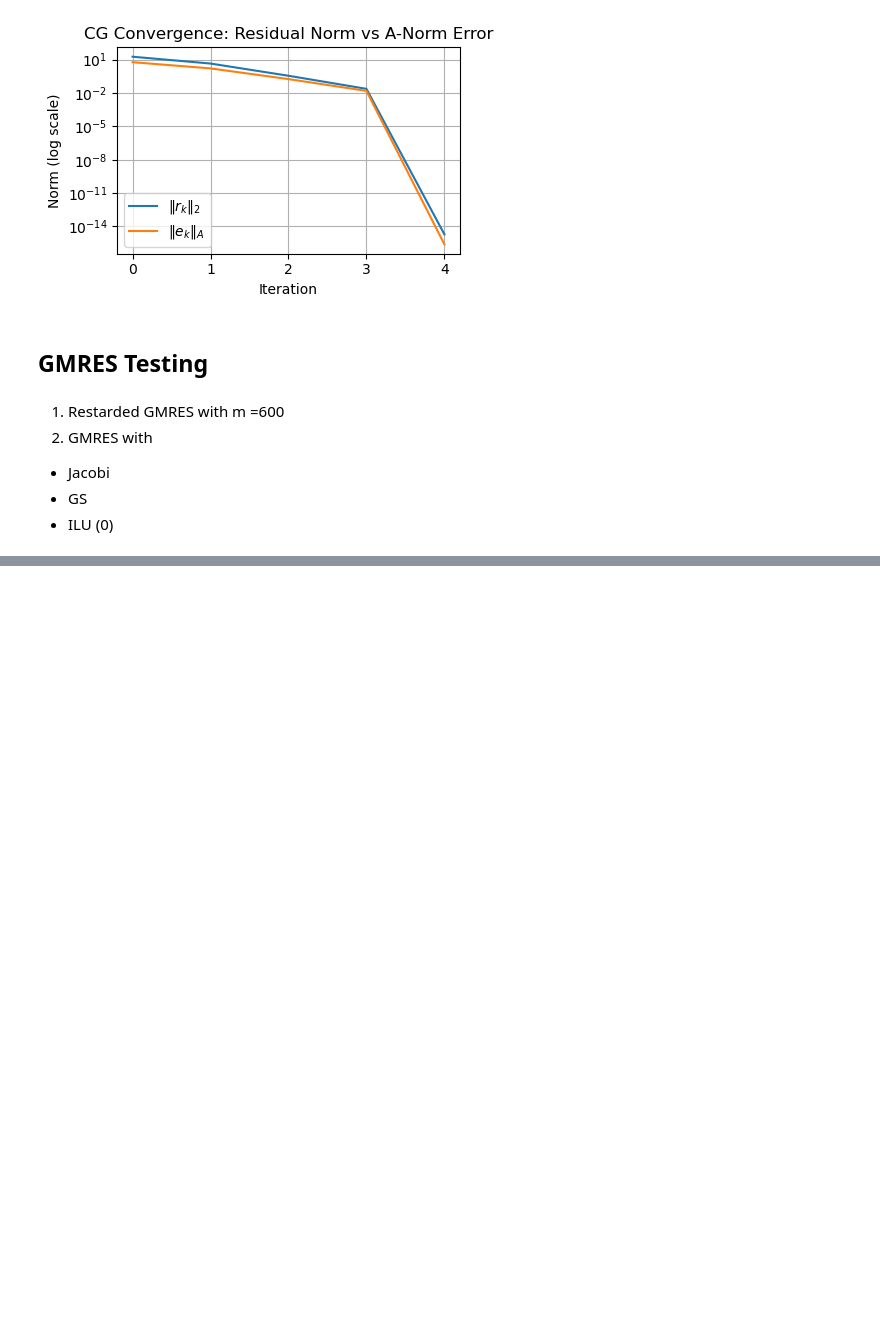
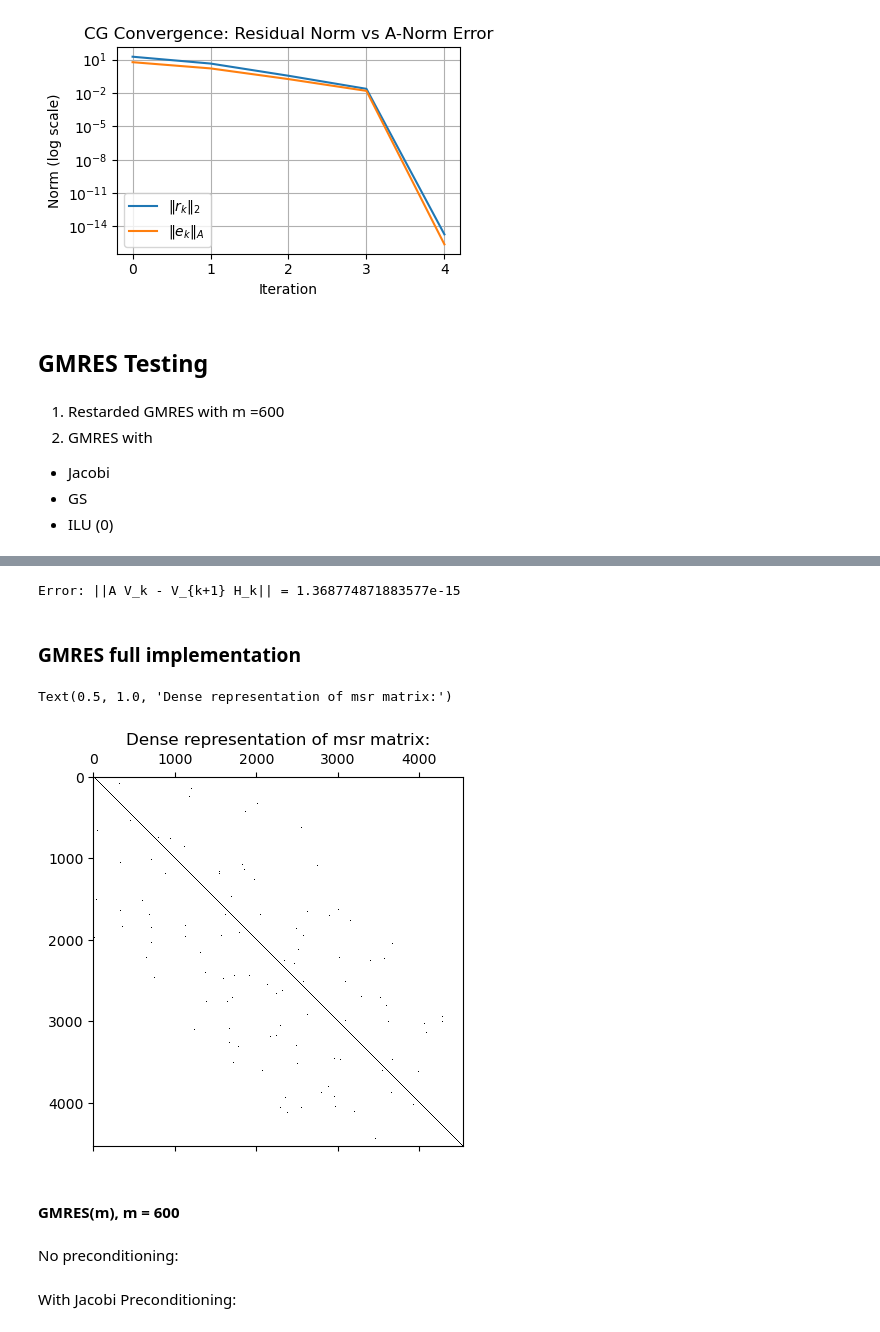
Before and after one commit to Lezgo11/FIShy, a Jupyter notebook: test_msr.ipynb, the cells around one changed output, grey strips where cells are left out. Saved outputs shown, nothing was run; the diff lists cells and outputs as text; code cells hidden in the pictures; blank space fills up the shorter version.

Commit message:
GMRES almost there :D

```diff
--- a/test_msr.ipynb
+++ b/test_msr.ipynb
@@ -80,0 +55,20 @@ Error: ||A V_k - V_{k+1} H_k|| = 1.368774871883577e-15
+# %%
+#Krylovw test
+k = 4
+A,b,x,x0 = make_system(matrix)
+r0 = b - A @ x0
+V_0 = r0 / np.linalg.norm(r0)
+V_j, H_j = GetKrylovw(A, V_0, k)
+#H_j = H[:j] # last column oj H
+V_k = V_j[:, :k]
+V_kplus1 = V_j[:, :k+1]
+H_k = H_j[:k+1, :k]
+#print(H_j)
+#print(H_k)
+residual = A @ V_k - V_kplus1 @ H_k
+error = np.linalg.norm(residual)
+print("Error: ||A V_k - V_{k+1} H_k|| =", error)
+# %% [output]
+Error: ||A V_k - V_{k+1} H_k|| = 1.368774871883577e-15
+# %% [markdown]
+### GMRES full implementation
@@ -80,0 +212,12 @@ Error: ||A V_k - V_{k+1} H_k|| = 1.368774871883577e-15
+# %%
+matrix = msr_to_matrix("Data_P1/gmres_matrix_msr_1.txt")
+A,b,x,x0 = make_system(matrix)
+plt.spy(A)
+plt.title("Dense representation of msr matrix:")
+# %% [output]
+Text(0.5, 1.0, 'Dense representation of msr matrix:')
+[figure, added]
+# %% [markdown]
+#### GMRES(m), m = 600
+# %% [markdown]
+No preconditioning:
@@ -80,0 +226,2 @@ Error: ||A V_k - V_{k+1} H_k|| = 1.368774871883577e-15
+# %% [markdown]
+With Jacobi Preconditioning:
```
Also changed, not shown: parts of 23 cells of this notebook, 3 other files.
